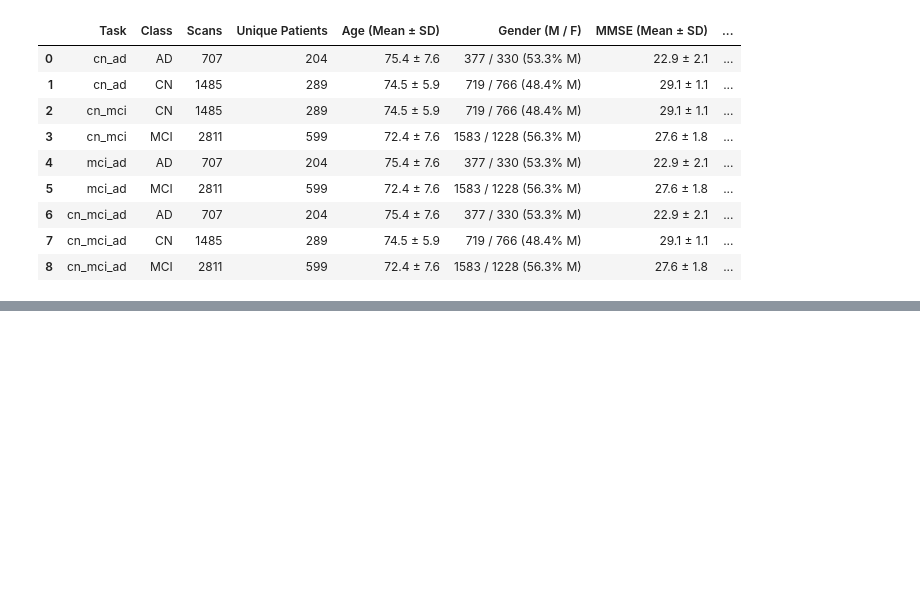
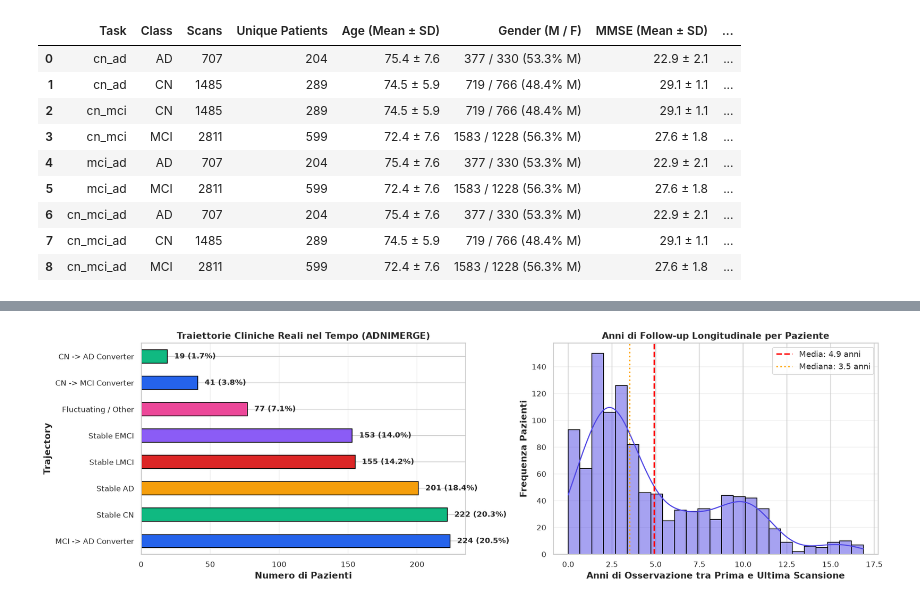
Before and after one commit to Faiail/multimodal-alzheimer-classification, a Jupyter notebook: notebooks/dataset_statistics.ipynb, the cells around one changed output, grey strips where cells are left out. Saved outputs shown, nothing was run; the diff lists cells and outputs as text; code cells hidden in the pictures; blank space fills up the shorter version.

```diff
--- a/notebooks/dataset_statistics.ipynb
+++ b/notebooks/dataset_statistics.ipynb
@@ -495,0 +490,20 @@ display(summary_table)
+# %%
+# 6.1 Caricamento e Matching tra multimodal_raw_dataset e ADNIMERGE
+import pandas as pd
+import numpy as np
+import matplotlib.pyplot as plt
+import seaborn as sns
+
+mm_df = pd.read_csv("data/processed/multimodal_raw_dataset.csv", low_memory=False)
+adni_df = pd.read_csv("data/raw/ADNIMERGE_31Dec2025.csv", low_memory=False)
+
+print(f"Dataset Scansioni Elaborate: {len(mm_df)} scansioni ({mm_df['PTID'].nunique()} pazienti unici)")
+print(f"Database Globale ADNIMERGE: {len(adni_df)} record ({adni_df['PTID'].nunique()} pazienti unici)")
+
+# Filtriamo ADNIMERGE per i soli pazienti presenti nella nostra coorte
+cohort_ptids = set(mm_df['PTID'])
+adni_cohort = adni_df[adni_df['PTID'].isin(cohort_ptids)].copy()
+adni_cohort['EXAMDATE'] = pd.to_datetime(adni_cohort['EXAMDATE'])
+
+print(f"Record longitudinali ADNIMERGE per la nostra coorte: {len(adni_cohort)} visite")
+print(f"Media visite per paziente in ADNIMERGE: {len(adni_cohort) / len(cohort_ptids):.1f}")
@@ -495,0 +521,64 @@ display(summary_table)
+# %%
+# 6.2 Identificazione dei Pazienti Convertitori e Span Longitudinale
+pt_dx_traj = adni_cohort.sort_values(['PTID', 'EXAMDATE']).groupby('PTID').agg({
+    'DX_bl': 'first',
+    'DX': ['first', 'last', 'nunique'],
+    'EXAMDATE': ['min', 'max', 'count'],
+    'MMSE': ['first', 'last'],
+    'CDRSB': ['first', 'last']
+})
+pt_dx_traj.columns = ['_'.join(c) for c in pt_dx_traj.columns]
+
+# Calcolo anni di follow-up
+pt_dx_traj['followup_years'] = (pt_dx_traj['EXAMDATE_max'] - pt_dx_traj['EXAMDATE_min']).dt.days / 365.25
+
+# Classificazione Convertitori
+def classify_progression(row):
+    bl = str(row['DX_bl_first']).upper()
+    last = str(row['DX_last']).upper()
+    if 'CN' in bl and ('DEMENTIA' in last or 'AD' in last):
+        return 'CN -> AD Converter'
+    elif 'CN' in bl and 'MCI' in last:
+        return 'CN -> MCI Converter'
+    elif 'MCI' in bl and ('DEMENTIA' in last or 'AD' in last):
+        return 'MCI -> AD Converter'
+    elif row['DX_nunique'] > 1:
+        return 'Fluctuating / Other'
+    else:
+        return 'Stable ' + bl
+
+pt_dx_traj['Trajectory'] = pt_dx_traj.apply(classify_progression, axis=1)
+traj_counts = pt_dx_traj['Trajectory'].value_counts()
+
+print("=== DISTRIBUZIONE TRAIETTORIE LONGITUDINALI DEI PAZIENTI ===")
+print(traj_counts)
+
+converters_count = pt_dx_traj['Trajectory'].str.contains('Converter').sum()
+print(f"\nTotale Pazienti Convertitori Conclamati: {converters_count} / {len(pt_dx_traj)} ({converters_count/len(pt_dx_traj)*100:.1f}%)")
+print(f"Durata media follow-up: {pt_dx_traj['followup_years'].mean():.1f} anni (Max: {pt_dx_traj['followup_years'].max():.1f} anni)")
+
+# Plot Traiettorie e Follow-up
+fig, axes = plt.subplots(1, 2, figsize=(16, 5))
+
+# Plot 1: Traiettorie diagnostiche
+colors_traj = ['#2563eb', '#10b981', '#f59e0b', '#dc2626', '#8b5cf6', '#ec4899']
+traj_counts.plot(kind='barh', ax=axes[0], color=colors_traj[:len(traj_counts)], edgecolor='black')
+axes[0].set_title('Traiettorie Cliniche Reali nel Tempo (ADNIMERGE)', fontsize=12, fontweight='bold')
+axes[0].set_xlabel('Numero di Pazienti')
+axes[0].grid(axis='x', alpha=0.3)
+for i, v in enumerate(traj_counts):
+    axes[0].text(v + 5, i, f"{v} ({v/len(pt_dx_traj)*100:.1f}%)", va='center', fontweight='bold', fontsize=10)
+
+# Plot 2: Distribuzione Anni di Follow-up
+sns.histplot(pt_dx_traj['followup_years'], bins=25, kde=True, ax=axes[1], color='#4f46e5', edgecolor='black')
+axes[1].axvline(pt_dx_traj['followup_years'].mean(), color='red', linestyle='--', linewidth=2, label=f"Media: {pt_dx_traj['followup_years'].mean():.1f} anni")
+axes[1].axvline(pt_dx_traj['followup_years'].median(), color='orange', linestyle=':', linewidth=2, label=f"Mediana: {pt_dx_traj['followup_years'].median():.1f} anni")
+axes[1].set_title('Anni di Follow-up Longitudinale per Paziente', fontsize=12, fontweight='bold')
+axes[1].set_xlabel('Anni di Osservazione tra Prima e Ultima Scansione')
+axes[1].set_ylabel('Frequenza Pazienti')
+axes[1].legend()
+axes[1].grid(axis='y', alpha=0.3)
+
+plt.tight_layout()
+plt.show()
+# %% [output]
@@ -495,0 +599 @@ display(summary_table)
+[figure, added]
```
Also changed, not shown: parts of 16 cells of this notebook, 4 other files.
